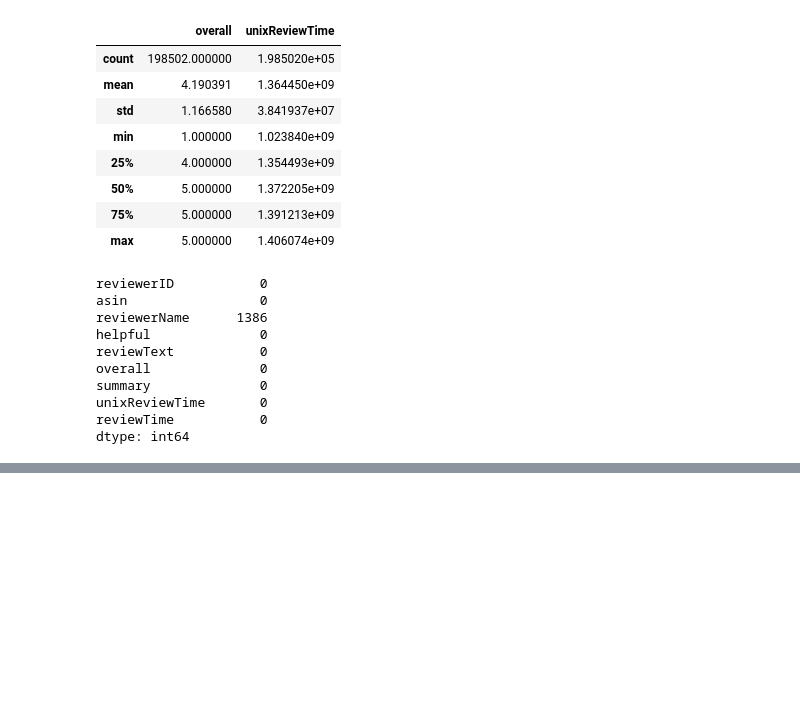
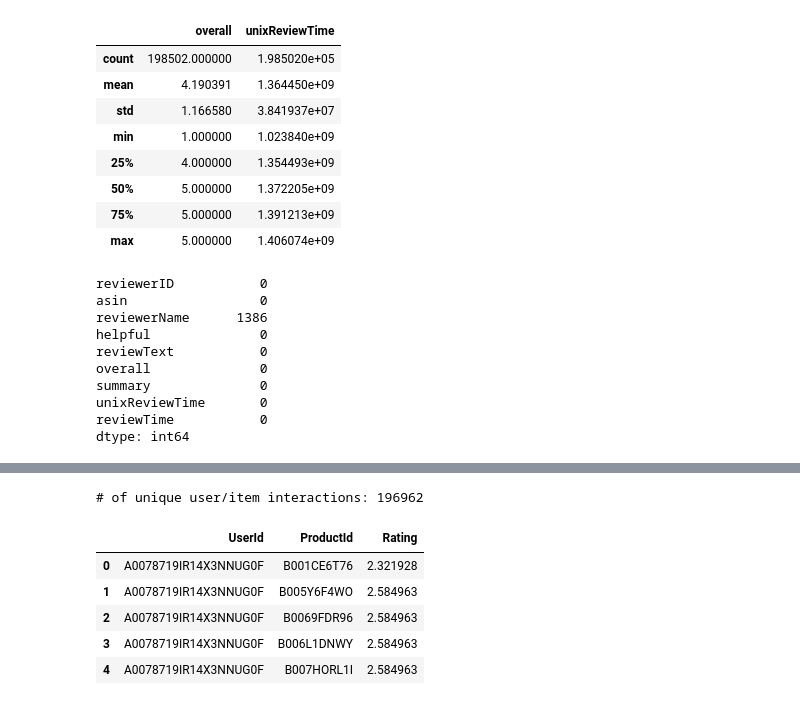
Before and after one commit to Ishakasar/Recommender-engine, a Jupyter notebook: Isha_Kasar_Team_2_Capstone_Project_4.ipynb, the cells around one changed output, grey strips where cells are left out. Cells and saved outputs as stored; diff of their text form; code cells hidden in the pictures; blank space fills up the shorter version.

```diff
--- a/Isha_Kasar_Team_2_Capstone_Project_4.ipynb
+++ b/Isha_Kasar_Team_2_Capstone_Project_4.ipynb
@@ -153,0 +236,16 @@ df2.head()
+# %%
+import math
+def smooth_user_preference(x):
+    return math.log(1+x, 2)
+
+interactions_full_df = interactions_from_selected_users_df.groupby(['UserId', 'ProductId'])['Rating'].sum().apply(smooth_user_preference).reset_index()
+print('# of unique user/item interactions: %d' % len(interactions_full_df))
+interactions_full_df.head()
+# %% [output]
+# of unique user/item interactions: 196962
+|  | UserId | ProductId | Rating |
+| 0 | A0078719IR14X3NNUG0F | B001CE6T76 | 2.321928 |
+| 1 | A0078719IR14X3NNUG0F | B005Y6F4WO | 2.584963 |
+| 2 | A0078719IR14X3NNUG0F | B0069FDR96 | 2.584963 |
+| 3 | A0078719IR14X3NNUG0F | B006L1DNWY | 2.584963 |
+| 4 | A0078719IR14X3NNUG0F | B007HORL1I | 2.584963 |
```
Also changed, not shown: parts of 34 cells of this notebook.
